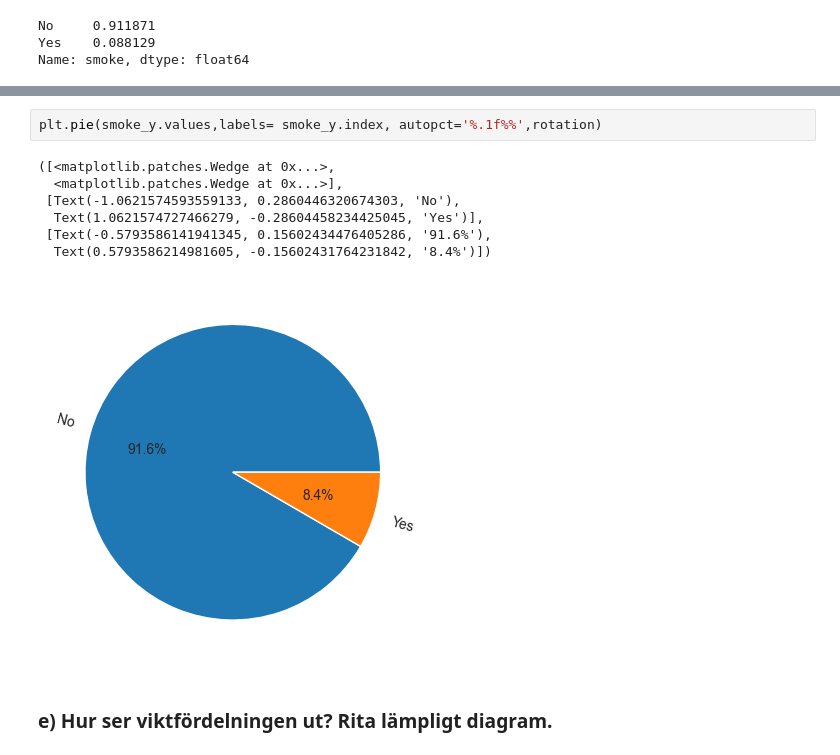
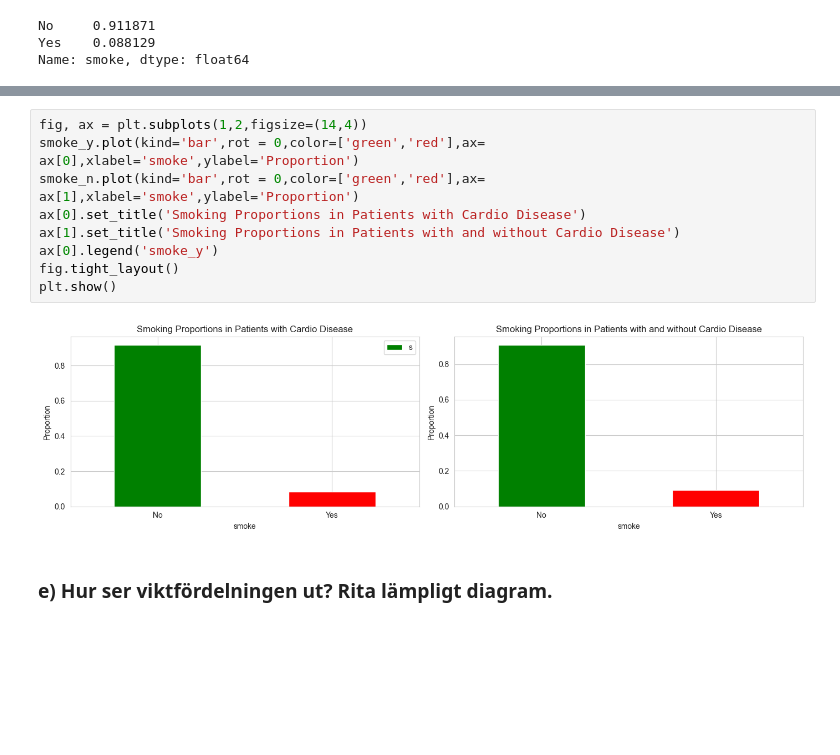
Before and after one commit to VineelaNedunuri/Disease--Prediction-Machine-Learning, a Jupyter notebook: EDA_Disease_prediction.ipynb, the cells around one changed output, grey strips where cells are left out. Saved outputs shown, nothing was run; the diff lists cells and outputs as text; blank space fills up the shorter version.

```diff
--- a/EDA_Disease_prediction.ipynb
+++ b/EDA_Disease_prediction.ipynb
@@ -269,13 +267,14 @@ plt.show()
-# %%
-plt.pie(smoke_y.values,labels= smoke_y.index, autopct='%.1f%%',rotation)
-# %% [output]
-([<matplotlib.patches.Wedge at 0x...>,
-  <matplotlib.patches.Wedge at 0x...>],
- [Text(-1.0621574593559133, 0.2860446320674303, 'No'),
-  Text(1.0621574727466279, -0.28604458234425045, 'Yes')],
- [Text(-0.5793586141941345, 0.15602434476405286, '91.6%'),
-  Text(0.5793586214981605, -0.15602431764231842, '8.4%')])
-[figure, removed]
+# %%
+fig, ax = plt.subplots(1,2,figsize=(14,4))
+smoke_y.plot(kind='bar',rot = 0,color=['green','red'],ax= ax[0],xlabel='smoke',ylabel='Proportion')
+smoke_n.plot(kind='bar',rot = 0,color=['green','red'],ax= ax[1],xlabel='smoke',ylabel='Proportion')
+ax[0].set_title('Smoking Proportions in Patients with Cardio Disease')
+ax[1].set_title('Smoking Proportions in Patients with and without Cardio Disease')
+ax[0].legend('smoke_y')
+fig.tight_layout()
+plt.show()
+# %% [output]
+[figure, added]
 # %% [markdown]
 ### e) Hur ser viktfördelningen ut? Rita lämpligt diagram.
 # %%
```
Also changed, not shown: parts of 11 cells of this notebook.
